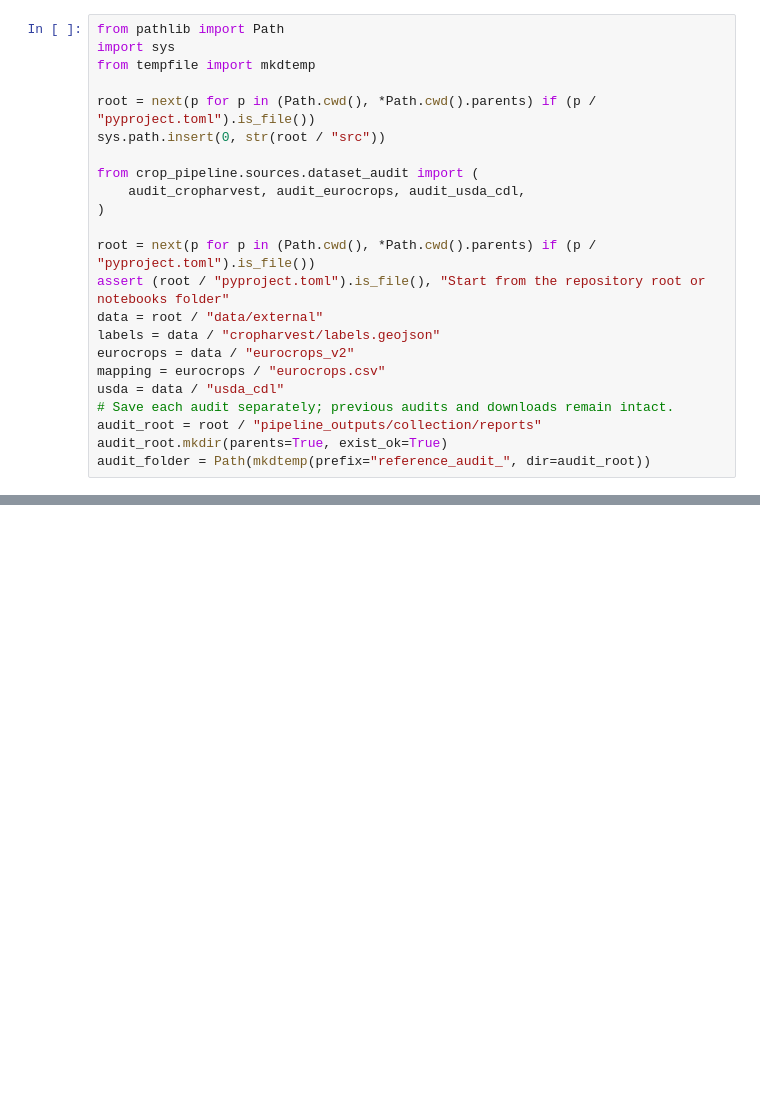
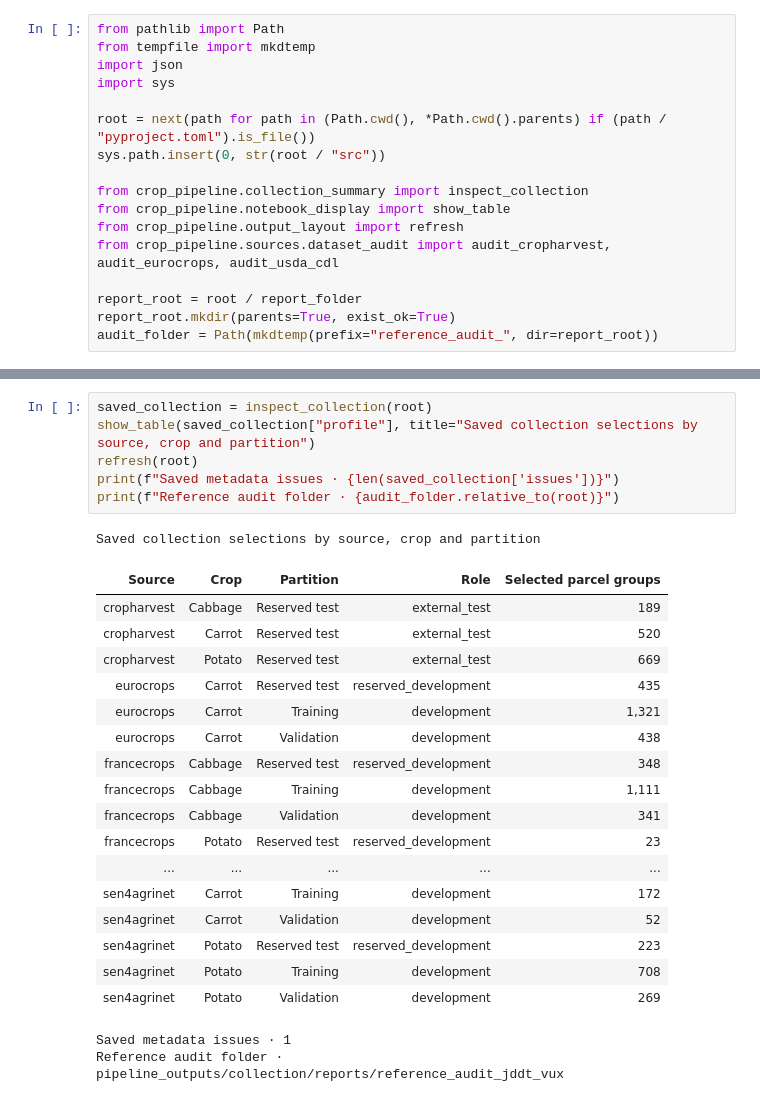
Before and after one commit to jrdavid-dev/external-crop-data-classification, a Jupyter notebook: notebooks/data_collection/01_external_reference_audit.ipynb, the cells around one changed output, grey strips where cells are left out. Cells and saved outputs as stored; diff of their text form; blank space fills up the shorter version.

```diff
--- a/notebooks/data_collection/01_external_reference_audit.ipynb
+++ b/notebooks/data_collection/01_external_reference_audit.ipynb
@@ -9,23 +20,17 @@ Count carrot, cabbage and potato reference parcels or classified pixels using lo
 # %%
 from pathlib import Path
+from tempfile import mkdtemp
+import json
 import sys
-from tempfile import mkdtemp
 
-root = next(p for p in (Path.cwd(), *Path.cwd().parents) if (p / "pyproject.toml").is_file())
+root = next(path for path in (Path.cwd(), *Path.cwd().parents) if (path / "pyproject.toml").is_file())
 sys.path.insert(0, str(root / "src"))
 
-from crop_pipeline.sources.dataset_audit import (
-    audit_cropharvest, audit_eurocrops, audit_usda_cdl,
-)
+from crop_pipeline.collection_summary import inspect_collection
+from crop_pipeline.notebook_display import show_table
+from crop_pipeline.output_layout import refresh
+from crop_pipeline.sources.dataset_audit import audit_cropharvest, audit_eurocrops, audit_usda_cdl
 
-root = next(p for p in (Path.cwd(), *Path.cwd().parents) if (p / "pyproject.toml").is_file())
-assert (root / "pyproject.toml").is_file(), "Start from the repository root or notebooks folder"
-data = root / "data/external"
-labels = data / "cropharvest/labels.geojson"
-eurocrops = data / "eurocrops_v2"
-mapping = eurocrops / "eurocrops.csv"
-usda = data / "usda_cdl"
-# Save each audit separately; previous audits and downloads remain intact.
-audit_root = root / "pipeline_outputs/collection/reports"
-audit_root.mkdir(parents=True, exist_ok=True)
-audit_folder = Path(mkdtemp(prefix="reference_audit_", dir=audit_root))
+report_root = root / report_folder
+report_root.mkdir(parents=True, exist_ok=True)
+audit_folder = Path(mkdtemp(prefix="reference_audit_", dir=report_root))
@@ -119,0 +184,27 @@ Counts describe selected references and collection progress. Imagery and window
+# %%
+saved_collection = inspect_collection(root)
+show_table(saved_collection["profile"], title="Saved collection selections by source, crop and partition")
+refresh(root)
+print(f"Saved metadata issues · {len(saved_collection['issues'])}")
+print(f"Reference audit folder · {audit_folder.relative_to(root)}")
+# %% [output]
+Saved collection selections by source, crop and partition
+| Source | Crop | Partition | Role | Selected parcel groups |
+| cropharvest | Cabbage | Reserved test | external_test | 189 |
+| cropharvest | Carrot | Reserved test | external_test | 520 |
+| cropharvest | Potato | Reserved test | external_test | 669 |
+| eurocrops | Carrot | Reserved test | reserved_development | 435 |
+| eurocrops | Carrot | Training | development | 1,321 |
+| eurocrops | Carrot | Validation | development | 438 |
+| francecrops | Cabbage | Reserved test | reserved_development | 348 |
+| francecrops | Cabbage | Training | development | 1,111 |
+| francecrops | Cabbage | Validation | development | 341 |
+| francecrops | Potato | Reserved test | reserved_development | 23 |
+| ... | ... | ... | ... | ... |
+| sen4agrinet | Carrot | Training | development | 172 |
+| sen4agrinet | Carrot | Validation | development | 52 |
+| sen4agrinet | Potato | Reserved test | reserved_development | 223 |
+| sen4agrinet | Potato | Training | development | 708 |
+| sen4agrinet | Potato | Validation | development | 269 |
+Saved metadata issues · 1
+Reference audit folder · pipeline_outputs/collection/reports/reference_audit_jddt_vux
```
Also changed, not shown: parts of 21 cells of this notebook, 8 other files.
